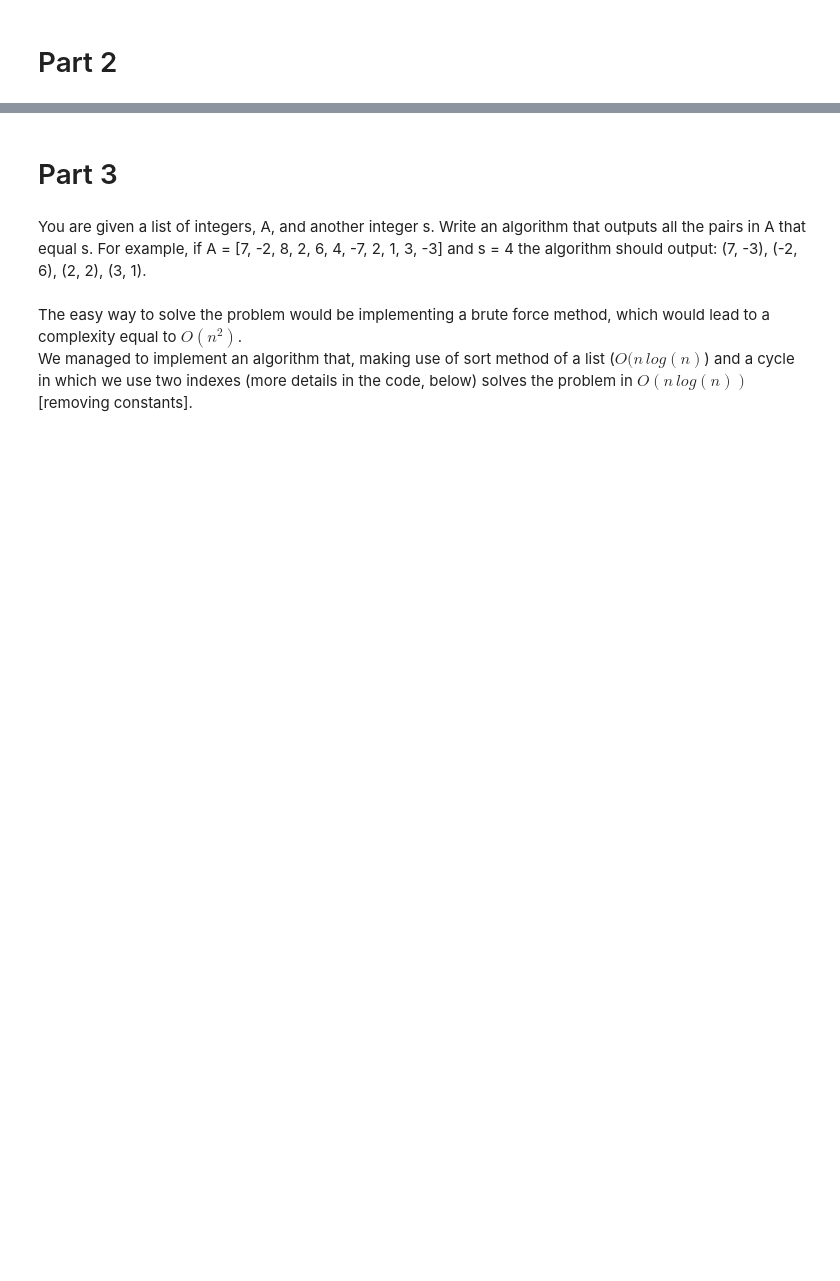
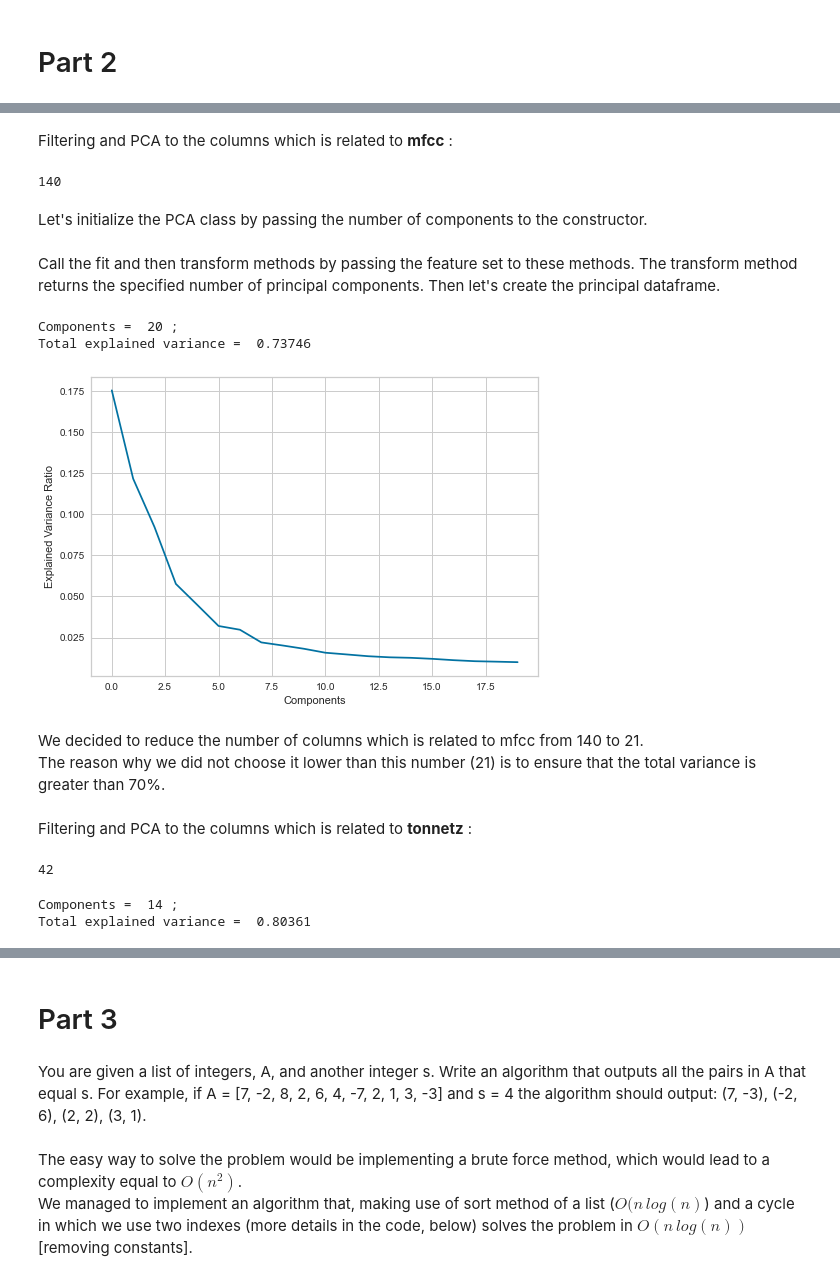
Before and after one commit to SimonePip/ADM-HW4, a Jupyter notebook: main.ipynb, the cells around one changed output, grey strips where cells are left out. Saved outputs shown, nothing was run; the diff lists cells and outputs as text; code cells hidden in the pictures; blank space fills up the shorter version.

```diff
--- a/main.ipynb
+++ b/main.ipynb
@@ -354,0 +621,47 @@ We can see that we are comparing each of the query song with about 350 songs (on
+# %% [markdown]
+Filtering and PCA to the columns which is related to **mfcc** :
+# %%
+# Filtering the columns which is related to mfcc
+filter_mfcc_col = [col for col in num_cols if col.startswith('mfcc')]
+len(filter_mfcc_col)
+# %% [output]
+140
+# %%
+# We used PCA for our mfcc columns
+x3 = features_c.loc[:, filter_mfcc_col].values
+x3 = StandardScaler().fit_transform(x3)
+# %% [markdown]
+Let's initialize the PCA class by passing the number of components to the constructor.
+# %%
+pca3 = PCA(n_components=20
+          )
+# %% [markdown]
+Call the fit and then transform methods by passing the feature set to these methods. The transform method returns the specified number of principal components. Then let's create the principal dataframe.
+# %%
+principalComponents = pca3.fit_transform(x3)
+principalDf_3 = pd.DataFrame(data = principalComponents
+             , columns = ["principal component F_mfcc " + str(i) for i in range(1,21)])
+# %%
+print ( "Components = ", pca3.n_components_ , ";\nTotal explained variance = ",
+      round(pca3.explained_variance_ratio_.sum(),5)  )
+# %% [output]
+Components =  20 ;
+Total explained variance =  0.73746
+# %%
+plt.plot(pca3.explained_variance_ratio_)
+plt.ylabel("Explained Variance Ratio")
+plt.xlabel("Components")
+plt.show()
+# %% [output]
+[figure, added]
+# %% [markdown]
+We decided to reduce the number of columns which is related to mfcc from 140 to 21. \
+The reason why we did not choose it lower than this number (21) is to ensure that the total variance is greater than 70%.
+# %% [markdown]
+Filtering and PCA to the columns which is related to **tonnetz** :
+# %%
+# Extracting the columns which is related to tonnetz
+filter_tonnetz_col = [col for col in num_cols if col.startswith('tonnetz')]
+len(filter_tonnetz_col)
+# %% [output]
+42
@@ -354,0 +681,6 @@ We can see that we are comparing each of the query song with about 350 songs (on
+# %%
+print ( "Components = ", pca4.n_components_ , ";\nTotal explained variance = ",
+      round(pca4.explained_variance_ratio_.sum(),5)  )
+# %% [output]
+Components =  14 ;
+Total explained variance =  0.80361
```
Also changed, not shown: parts of 126 cells of this notebook.
